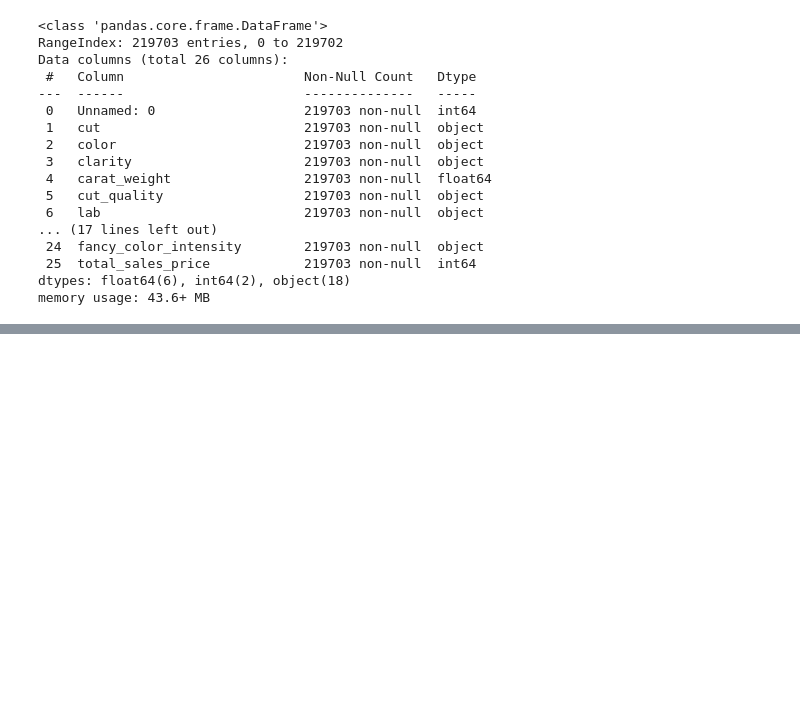
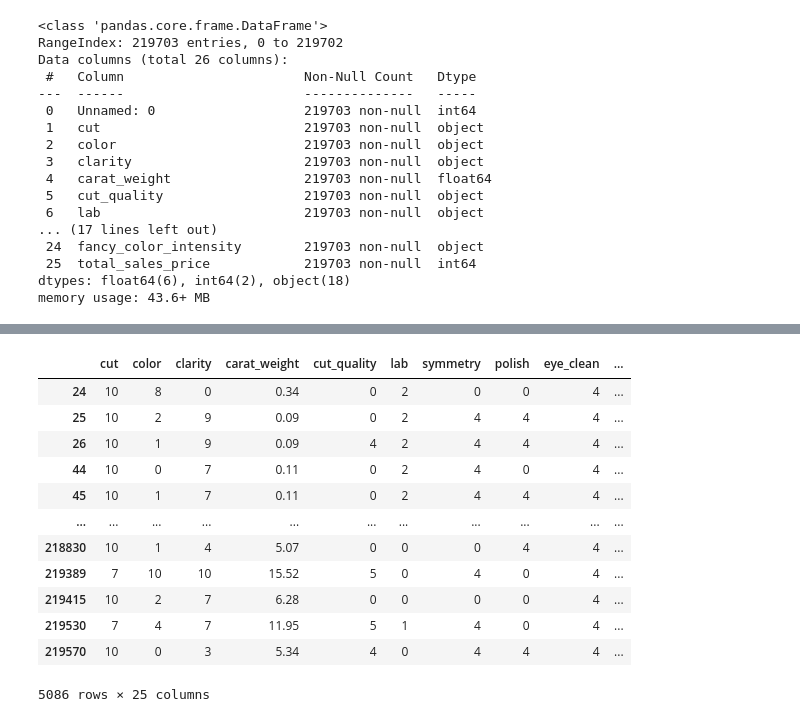
Before and after one commit to macs13/Predicting-Diamond-Sale-Price, a Jupyter notebook: notebooks/script.ipynb, the cells around one changed output, grey strips where cells are left out. Cells and saved outputs as stored; diff of their text form; code cells hidden in the pictures; blank space fills up the shorter version.

```diff
--- a/notebooks/script.ipynb
+++ b/notebooks/script.ipynb
@@ -41,0 +185,18 @@ memory usage: 43.6+ MB
+# %%
+#checking if measured parameters are 0 or not
+
+df[(df.meas_width == 0) | (df.meas_depth == 0) | (df.meas_length == 0) | (df.depth_percent == 0) | (df.table_percent == 0)]
+# %% [output]
+|  | cut | color | clarity | carat_weight | cut_quality | lab | symmetry | polish | eye_clean | ... |
+| 24 | 10 | 8 | 0 | 0.34 | 0 | 2 | 0 | 0 | 4 | ... |
+| 25 | 10 | 2 | 9 | 0.09 | 0 | 2 | 4 | 4 | 4 | ... |
+| 26 | 10 | 1 | 9 | 0.09 | 4 | 2 | 4 | 4 | 4 | ... |
+| 44 | 10 | 0 | 7 | 0.11 | 0 | 2 | 4 | 0 | 4 | ... |
+| 45 | 10 | 1 | 7 | 0.11 | 0 | 2 | 4 | 4 | 4 | ... |
+| ... | ... | ... | ... | ... | ... | ... | ... | ... | ... | ... |
+| 218830 | 10 | 1 | 4 | 5.07 | 0 | 0 | 0 | 4 | 4 | ... |
+| 219389 | 7 | 10 | 10 | 15.52 | 5 | 0 | 4 | 0 | 4 | ... |
+| 219415 | 10 | 2 | 7 | 6.28 | 0 | 0 | 0 | 0 | 4 | ... |
+| 219530 | 7 | 4 | 7 | 11.95 | 5 | 1 | 4 | 0 | 4 | ... |
+| 219570 | 10 | 0 | 3 | 5.34 | 4 | 0 | 4 | 4 | 4 | ... |
+5086 rows × 25 columns
```
Also changed, not shown: parts of 27 cells of this notebook.
